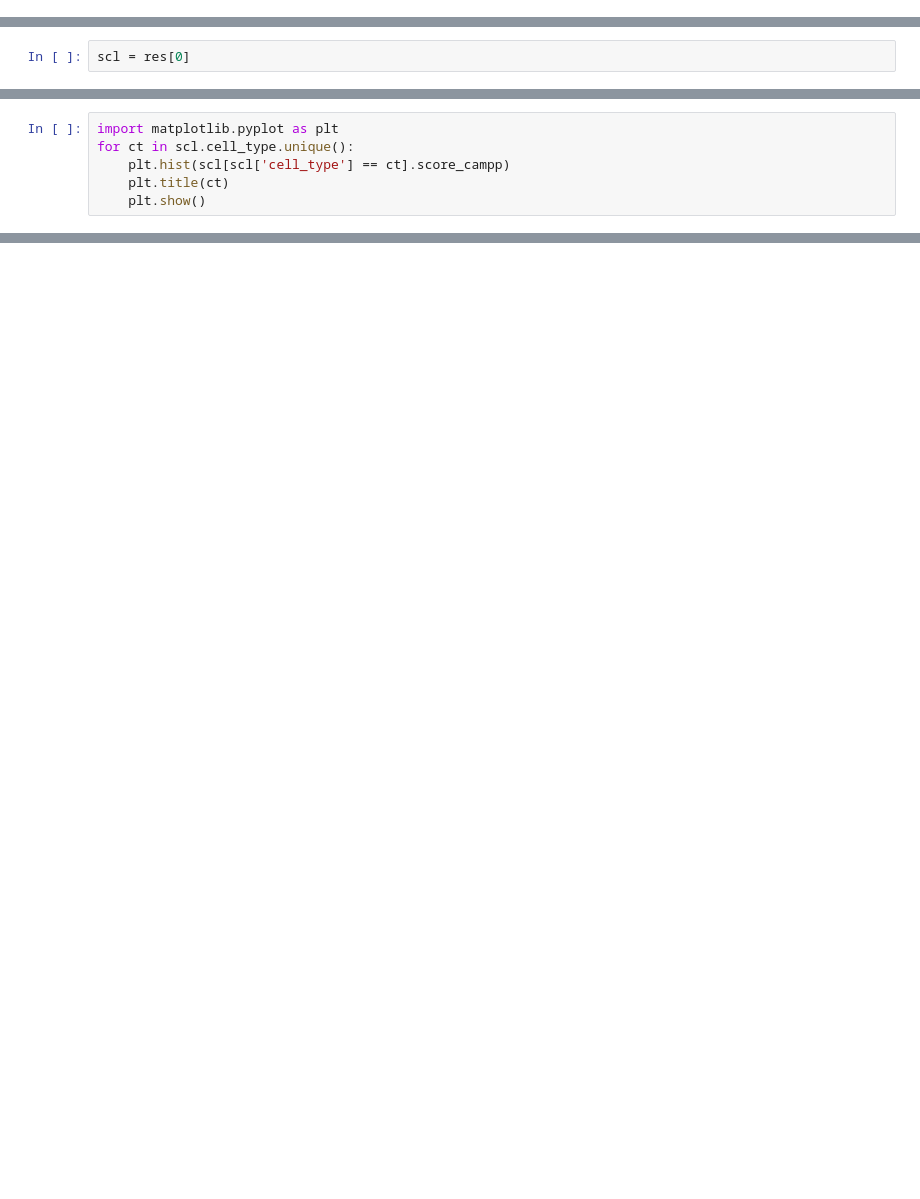
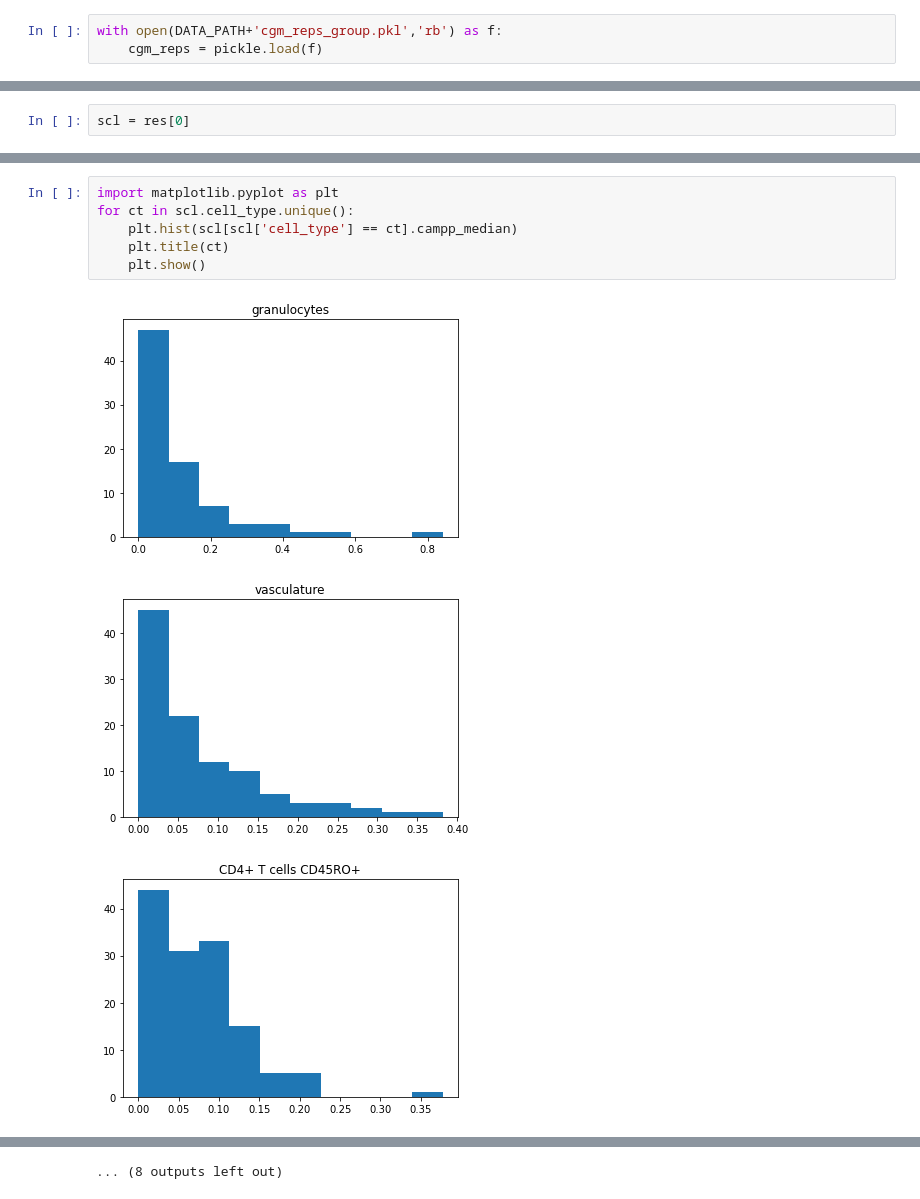
Before and after one commit to jeliason/bioinf593_final_project, a Jupyter notebook: model_analysis_2.ipynb, the cells around one changed output, grey strips where cells are left out. Saved outputs shown, nothing was run; the diff lists cells and outputs as text; blank space fills up the shorter version.

```diff
--- a/model_analysis_2.ipynb
+++ b/model_analysis_2.ipynb
@@ -37,6 +41,9 @@ for _ in range(num_models):
     model = cgm_model.CGModel(gnn_params=gnn_params, classification_params=classification_params, node_dim=74, num_epochs=50)
     model.train(data)
     cgm_reps.append(copy.deepcopy(model))
+# %%
+with open(DATA_PATH+'cgm_reps_group.pkl','rb') as f:
+    cgm_reps = pickle.load(f)
 # %%
 res = cgm_model.get_model_score_dict(cgm_reps, data, labs)
 # %%
@@ -51,6 +74,10 @@ scl = res[0]
 # %%
 import matplotlib.pyplot as plt
 for ct in scl.cell_type.unique():
-    plt.hist(scl[scl['cell_type'] == ct].score_campp)
+    plt.hist(scl[scl['cell_type'] == ct].campp_median)
     plt.title(ct)
     plt.show()
+# %% [output]
+[figure, added]
+[figure, added]
+[figure, added]
@@ -56,0 +93 @@ for ct in scl.cell_type.unique():
+... (8 outputs left out)
```
Also changed, not shown: parts of 6 cells of this notebook, 4 other files.
